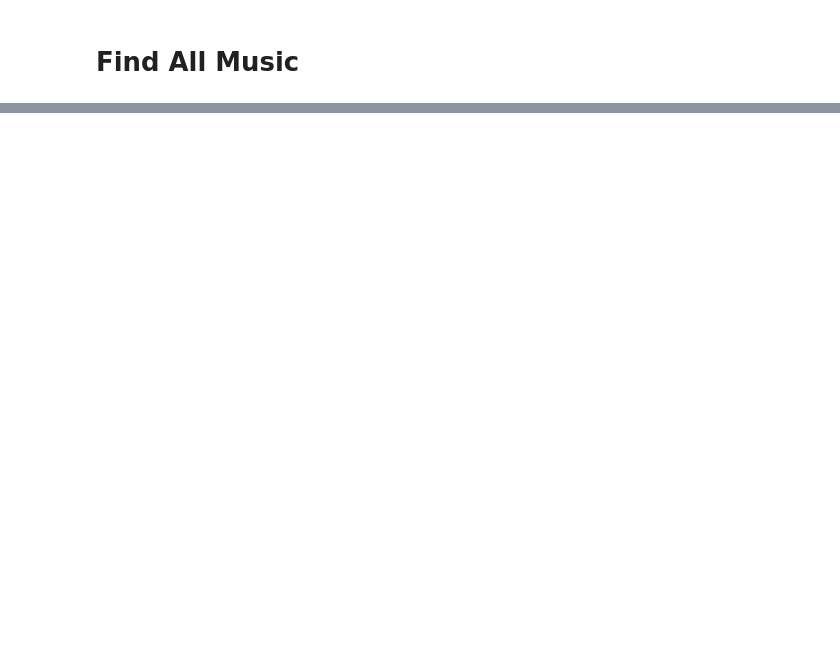
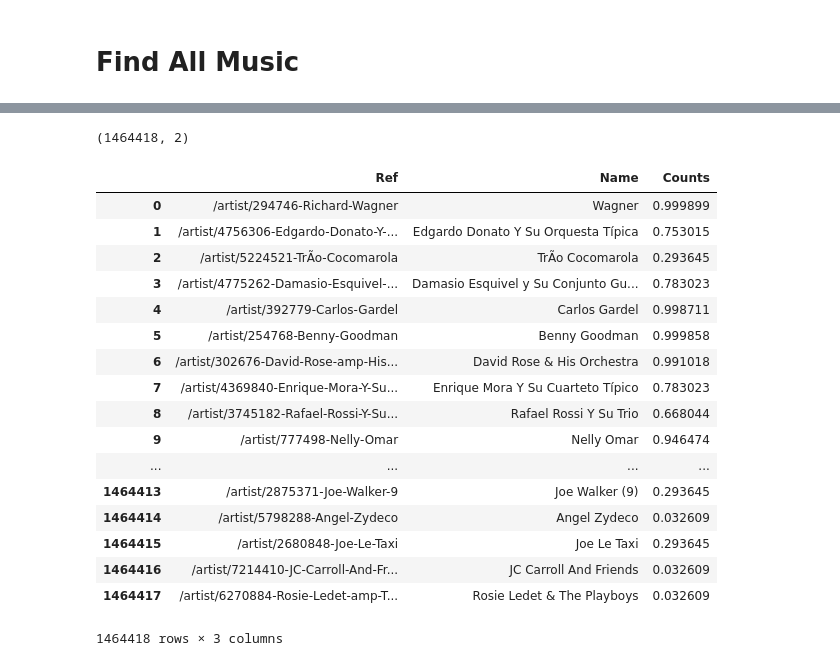
Before and after one commit to tgadf/music, a Jupyter notebook: My Music.ipynb, the cells around one changed output, grey strips where cells are left out. Drawn from its saved outputs; the diff is of its cells as text; code cells hidden in the pictures; blank space fills up the shorter version.

```diff
--- a/My Music.ipynb
+++ b/My Music.ipynb
@@ -105,0 +774,11 @@ Found 12 DB Files
+# %%
+for artistName,aData in saveArtistData["Odd"].items():
+    rename = aData["Rename"]
+    discog = aData["Discog"]
+    albums = aData["Albums"]
+    if discog is not None:
+        matches = discog["Name"].values
+
+        print('{0: <50}'.format(artistName),matches)
+    else:
+        print('{0: <50}{1: <8}{2}'.format(artistName,'x',len(albums)))
@@ -105,0 +914,10 @@ Found 12 DB Files
+# %%
+for artistName,artistData in saveArtistData.items():
+    found = artistData[0]
+    if found is False:
+        retval = ma.getArtistNames(artistName)
+        if len(retval) > 1:
+            artistNames = [k for k,v in retval.items() if v is not None]
+            print("{0: <50}{1}".format(artistName,artistNames))
+        else:
+            print("{0: <50}{1}".format(artistName,artistData[0]))
@@ -105,0 +1073,21 @@ Found 12 DB Files
+# %%
+sColArtistToRef  = Series(colArtistIDtoRefs)
+sColArtistToName = Series(colArtistIDtoName)
+sColArtistRefToCnts = Series(colArtistReftoCnts)
+
+cols = ["Ref"]
+coldiscdf = DataFrame(sColArtistToRef)
+coldiscdf.columns = cols
+coldiscdf = coldiscdf.join(DataFrame(sColArtistToName))
+cols += ["Name"]
+coldiscdf.columns = cols
+
+colrefdf = DataFrame(sColArtistRefToCnts)
+colrefdf.columns = ["Counts"]
+colrefdf.reset_index(inplace=True)
+colrefdf.columns = ["Ref", "Counts"]
+coldiscdf = coldiscdf.merge(colrefdf, on="Ref")
+coldiscdf.index = DataFrame(sColArtistToRef).index
+
+coldiscdf = coldiscdf.merge(discdf, on=["Ref", "Name"], how='left')
+coldiscdf.index = DataFrame(sColArtistToRef).index
@@ -105,0 +1142,25 @@ Found 12 DB Files
+# %%
+coldiscdf.shape
+# %% [output]
+(1464418, 2)
+# %%
+coldiscdf.merge(colrefdf, on="Ref", how="left")
+# %% [output]
+|  | Ref | Name | Counts |
+| 0 | /artist/294746-Richard-Wagner | Wagner | 0.999899 |
+| 1 | /artist/4756306-Edgardo-Donato-Y-... | Edgardo Donato Y Su Orquesta Típica | 0.753015 |
+| 2 | /artist/5224521-TrÃ­o-Cocomarola | TrÃ­o Cocomarola | 0.293645 |
+| 3 | /artist/4775262-Damasio-Esquivel-... | Damasio Esquivel y Su Conjunto Gu... | 0.783023 |
+| 4 | /artist/392779-Carlos-Gardel | Carlos Gardel | 0.998711 |
+| 5 | /artist/254768-Benny-Goodman | Benny Goodman | 0.999858 |
+| 6 | /artist/302676-David-Rose-amp-His... | David Rose & His Orchestra | 0.991018 |
+| 7 | /artist/4369840-Enrique-Mora-Y-Su... | Enrique Mora Y Su Cuarteto Típico | 0.783023 |
+| 8 | /artist/3745182-Rafael-Rossi-Y-Su... | Rafael Rossi Y Su Trio | 0.668044 |
+| 9 | /artist/777498-Nelly-Omar | Nelly Omar | 0.946474 |
+| ... | ... | ... | ... |
+| 1464413 | /artist/2875371-Joe-Walker-9 | Joe Walker (9) | 0.293645 |
+| 1464414 | /artist/5798288-Angel-Zydeco | Angel Zydeco | 0.032609 |
+| 1464415 | /artist/2680848-Joe-Le-Taxi | Joe Le Taxi | 0.293645 |
+| 1464416 | /artist/7214410-JC-Carroll-And-Fr... | JC Carroll And Friends | 0.032609 |
+| 1464417 | /artist/6270884-Rosie-Ledet-amp-T... | Rosie Ledet & The Playboys | 0.032609 |
+1464418 rows × 3 columns
```
Also changed, not shown: parts of 93 cells of this notebook, 29 other files.
